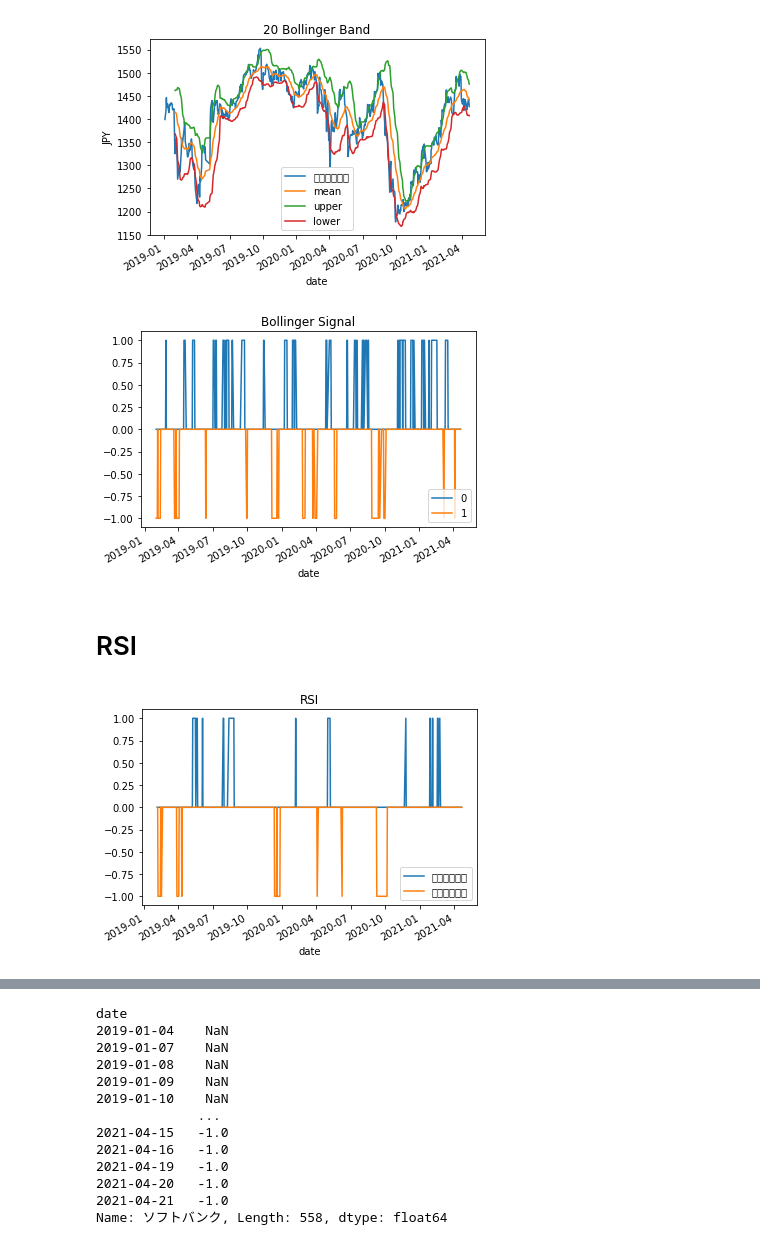
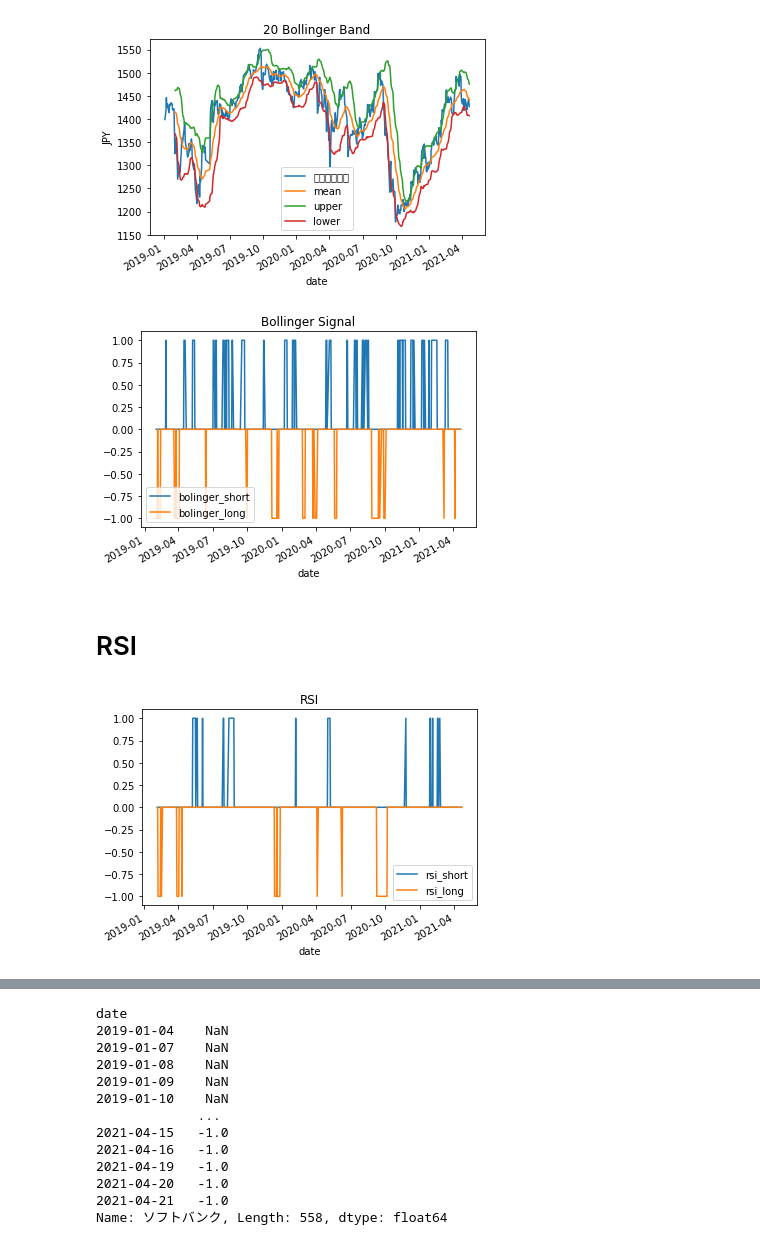
Before and after one commit to HajimeK/AITradeJapanStock, a Jupyter notebook: Japan Stock/BreakoutStrategy/BreakoutJapanStock copy.ipynb, the cells around one changed output, grey strips where cells are left out. Cells and saved outputs as stored; diff of their text form; code cells hidden in the pictures.

```diff
--- a/Japan Stock/BreakoutStrategy/BreakoutJapanStock copy.ipynb
+++ b/Japan Stock/BreakoutStrategy/BreakoutJapanStock copy.ipynb
@@ -314,19 +314,19 @@ plt.show()
 # %%
 bolinger_above = sample - upper
 bolinger_below = sample - lower
 bolinger_above[bolinger_above < 0] = 0
 bolinger_below[bolinger_below > 0] = 0
 bolinger_above[bolinger_above > 0] = 1
 bolinger_below[bolinger_below < 0] = -1
-bolinger_above.rename('bolinger above')
-bolinger_below.rename('bolinger below')
+bolinger_above = bolinger_above.rename('bolinger_short')
+bolinger_below = bolinger_below.rename('bolinger_long')
 bolinger_position = pd.concat([bolinger_above, bolinger_below], axis=1)
 
 bolinger_position.plot()
 plt.title(f'Bollinger Signal')
 plt.show()
 # %% [output]
-[figure, old version]
+[figure, new version]
 # %% [markdown]
 # RSI
 # %%
@@ -348,8 +348,8 @@ rsi_below[rsi_below > 30] = 0
 rsi_above[rsi_above > 70] = 1
 rsi_below[rsi_below > 0] = -1
 
-rsi_above.rename('rsi_short')
-rsi_below.rename('rsi_long')
+rsi_above = rsi_above.rename('rsi_short')
+rsi_below = rsi_below.rename('rsi_long')
 
 rsi_position = pd.concat([rsi_above, rsi_below], axis=1)
 
@@ -357,4 +357,4 @@ rsi_position.plot()
 plt.title(f'RSI')
 plt.show()
 # %% [output]
-[figure, old version]
+[figure, new version]
```
Also changed, not shown: parts of 6 cells of this notebook, 1 other file.
